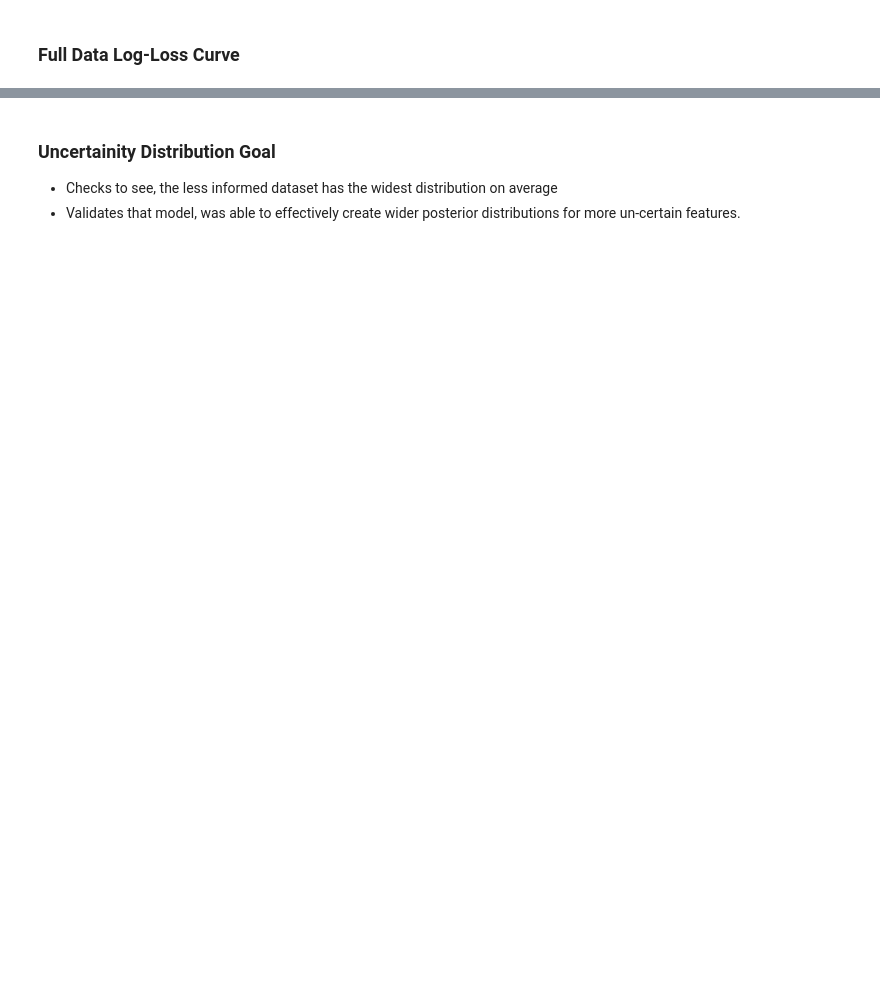
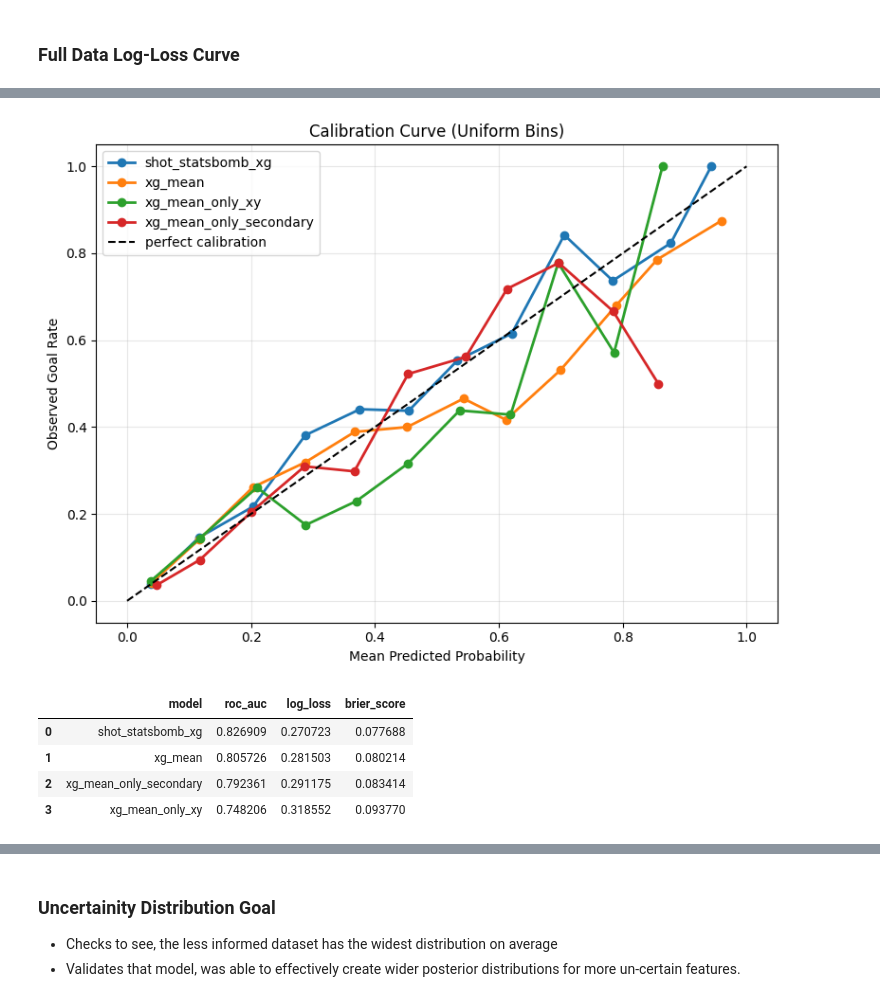
Before and after one commit to addybrown/DataScienceProjects, a Jupyter notebook: BayesianXgModel/BayesianXgModel.ipynb, the cells around one changed output, grey strips where cells are left out. Drawn from its saved outputs; the diff is of its cells as text; code cells hidden in the pictures; blank space fills up the shorter version.

Commit message:
fix to model

```diff
--- a/BayesianXgModel/BayesianXgModel.ipynb
+++ b/BayesianXgModel/BayesianXgModel.ipynb
@@ -1536,3 +1537,67 @@ plt.show()
+# %%
+
+required_cols = ["is_goal", "shot_statsbomb_xg", "xg_mean", "xg_mean_only_xy", "xg_mean_only_secondary"]
+missing_cols = [c for c in required_cols if c not in df_test.columns]
+if missing_cols:
+    raise ValueError(f"Missing required columns for calibration/metrics: {missing_cols}")
+
+# --- prep ---
+eval_df = df_test[required_cols].dropna().copy()
+eval_df["is_goal"] = eval_df["is_goal"].astype(int)
+
+pred_cols = [
+    "shot_statsbomb_xg",
+    "xg_mean",
+    "xg_mean_only_xy",
+    "xg_mean_only_secondary"
+]
+
+# clip probabilities safely
+for c in pred_cols:
+    eval_df[c] = np.clip(eval_df[c].astype(float), 1e-6, 1 - 1e-6)
+
+# --- calibration plot ---
+plt.figure(figsize=(8, 6))
+
+for c in pred_cols:
+    frac_pos, mean_pred = calibration_curve(
+        eval_df["is_goal"],
+        eval_df[c],
+        n_bins=12,
+        strategy="uniform"
+    )
+
+    plt.plot(mean_pred, frac_pos, marker="o", linewidth=2, label=c)
+
+plt.plot([0, 1], [0, 1], "k--", linewidth=1.5, label="perfect calibration")
+
+plt.xlabel("Mean Predicted Probability")
+plt.ylabel("Observed Goal Rate")
+plt.title("Calibration Curve (Uniform Bins)")
+plt.legend()
+plt.grid(alpha=0.3)
+plt.tight_layout()
+plt.show()
+
+# --- metrics ---
+metrics_df = pd.DataFrame([
+    {
+        "model": c,
+        "roc_auc": roc_auc_score(eval_df["is_goal"], eval_df[c]),
+        "log_loss": log_loss(eval_df["is_goal"], eval_df[c]),
+        "brier_score": brier_score_loss(eval_df["is_goal"], eval_df[c]),
+    }
+    for c in pred_cols
+]).sort_values("roc_auc", ascending=False).reset_index(drop=True)
+
+metrics_df
+# %% [output]
+[figure, added]
+|  | model | roc_auc | log_loss | brier_score |
+| 0 | shot_statsbomb_xg | 0.826909 | 0.270723 | 0.077688 |
+| 1 | xg_mean | 0.805726 | 0.281503 | 0.080214 |
+| 2 | xg_mean_only_secondary | 0.792361 | 0.291175 | 0.083414 |
+| 3 | xg_mean_only_xy | 0.748206 | 0.318552 | 0.093770 |
 # %%
 df_test["xg_mean"], df_test["xg_std"] = extract_latent_p_stats(pps_full)
 df_test["xg_mean_only_xy"], df_test["xg_std_only_xy"] = extract_latent_p_stats(pps_xy)
```
Also changed, not shown: parts of 22 cells of this notebook.
